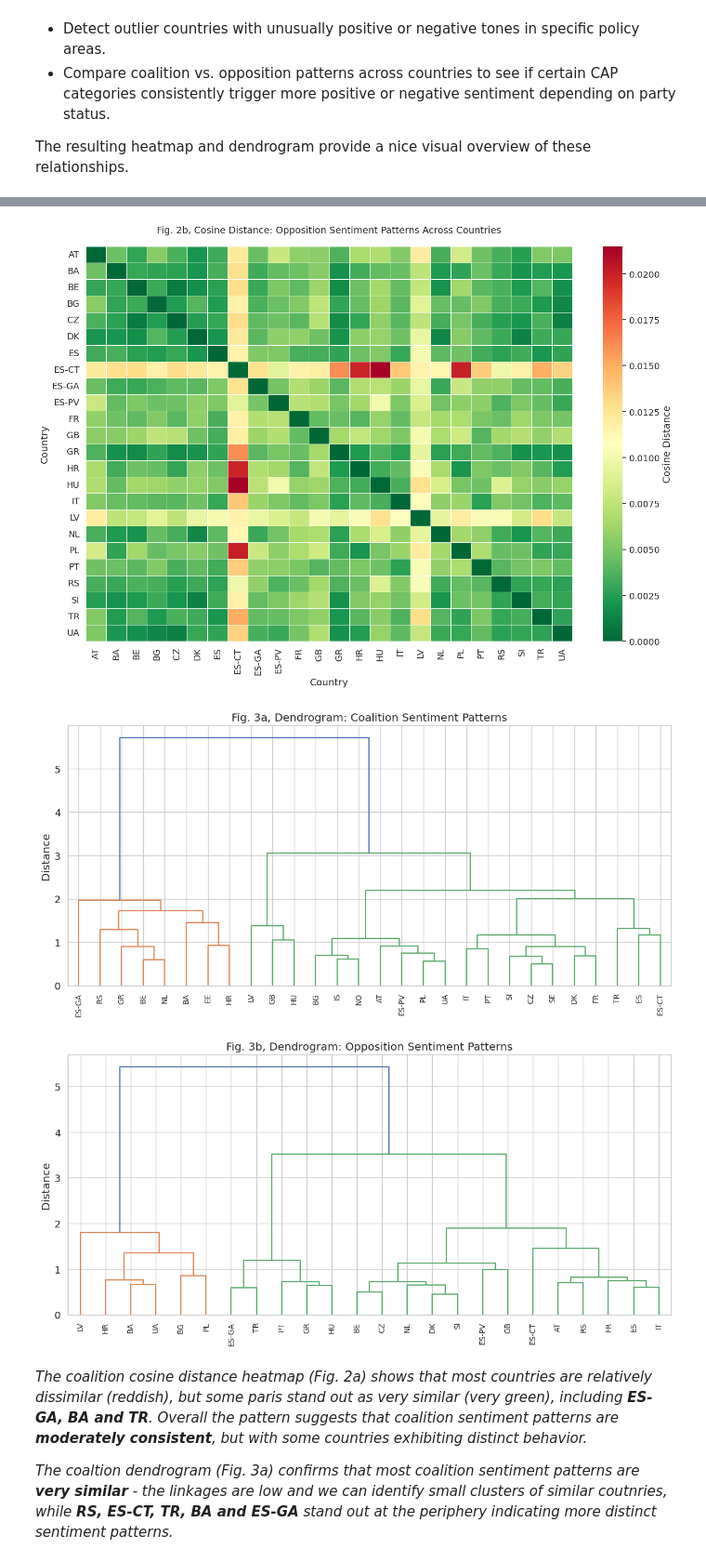
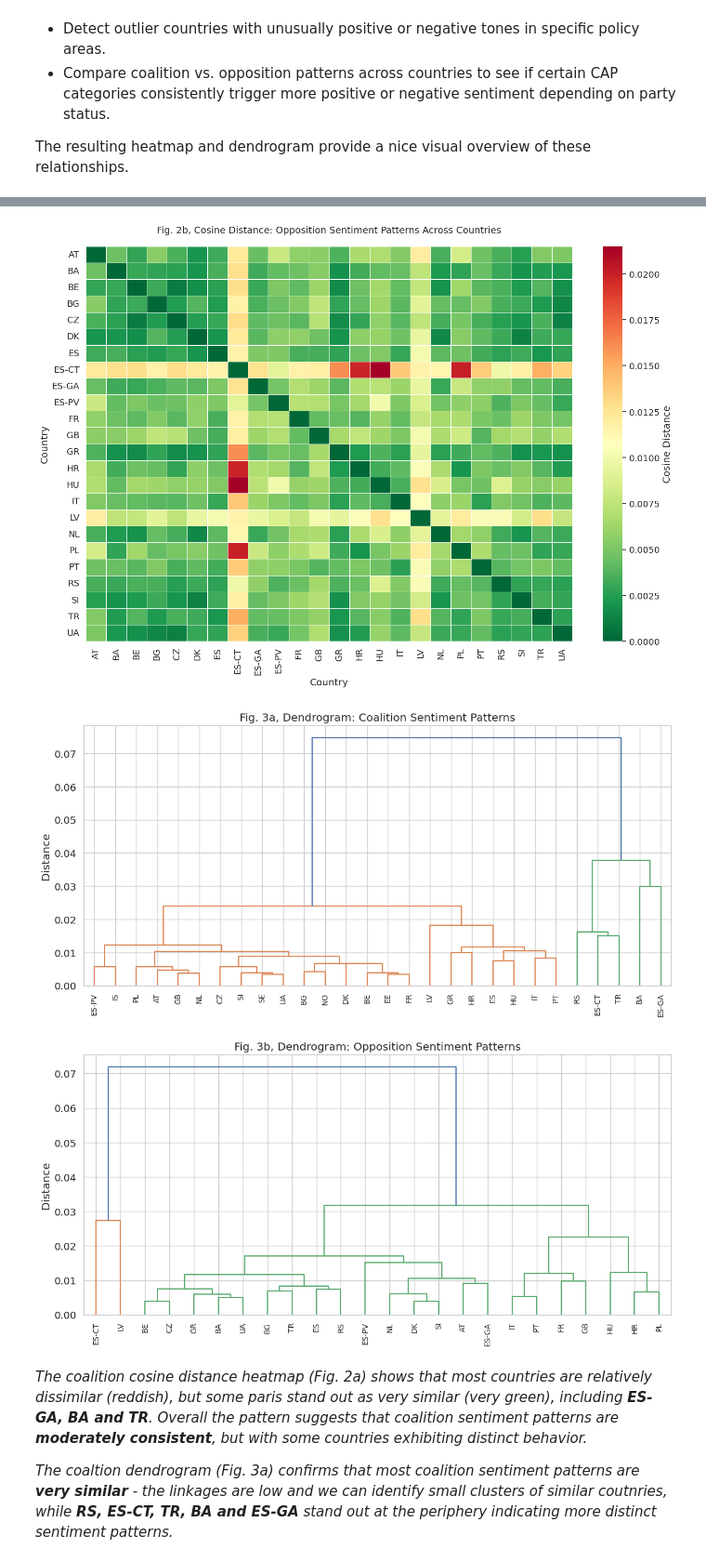
Before and after one commit to clarinsi/ParlaCAP-Analysis-Tutorials, a Jupyter notebook: notebook_python_api/Tutorial 5 - Coalition vs. Opposition Dynamics.ipynb, the cells around one changed output, grey strips where cells are left out. Shown at 93% size. Cells and saved outputs as stored; diff of their text form; code cells hidden in the pictures.

```diff
--- a/notebook_python_api/Tutorial 5 - Coalition vs. Opposition Dynamics.ipynb
+++ b/notebook_python_api/Tutorial 5 - Coalition vs. Opposition Dynamics.ipynb
@@ -386,39 +386,39 @@ plt.show()
 
 # ---- 5. Create dendrograms ----
 # Coalition
 if len(coalition_vectors) < 2:
     print("Not enough coalition countries for a dendrogram.")
 else:
     plt.figure(figsize=(12, 6))
-    coalition_linkage = sch.linkage(coalition_vectors, method="ward")
-    sch.dendrogram(coalition_linkage, labels=coalition_vectors.index, leaf_rotation=90)
+    coalition_linkage = sch.linkage(coalition_dist_df, method="ward")
+    sch.dendrogram(coalition_linkage, labels=coalition_dist_df.index, leaf_rotation=90)
     plt.title("Fig. 3a, Dendrogram: Coalition Sentiment Patterns")
     plt.ylabel("Distance")
     plt.tight_layout()
     plt.show()
 # Opposition
 opposition_vectors = (
     opposition_sentiment.dropna(how="all").fillna(0).astype(float)
 )  # Remove all rows where all values are NA
 opposition_dist = cosine_distances(opposition_vectors)
 
 if len(opposition_vectors) < 2:
     print("Not enough opposition countries for a dendrogram.")
 else:
     plt.figure(figsize=(12, 6))
-    opposition_linkage = sch.linkage(opposition_vectors, method="ward")
+    opposition_linkage = sch.linkage(opposition_dist_df, method="ward")
     sch.dendrogram(
-        opposition_linkage, labels=opposition_vectors.index, leaf_rotation=90
+        opposition_linkage, labels=opposition_dist_df.index, leaf_rotation=90
     )
     plt.title("Fig. 3b, Dendrogram: Opposition Sentiment Patterns")
     plt.ylabel("Distance")
     plt.tight_layout()
     plt.show()
 # %% [output]
 [figure]
 [figure]
-[figure, old version]
+[figure, new version]
-[figure, old version]
+[figure, new version]
 # %% [markdown]
 *The coalition cosine distance heatmap (Fig. 2a) shows that most countries are relatively dissimilar (reddish), but some paris stand out as very similar (very green), including **ES-GA, BA and TR**. Overall the pattern suggests that coalition sentiment patterns are **moderately consistent**, but with some countries exhibiting distinct behavior.*
 
```
